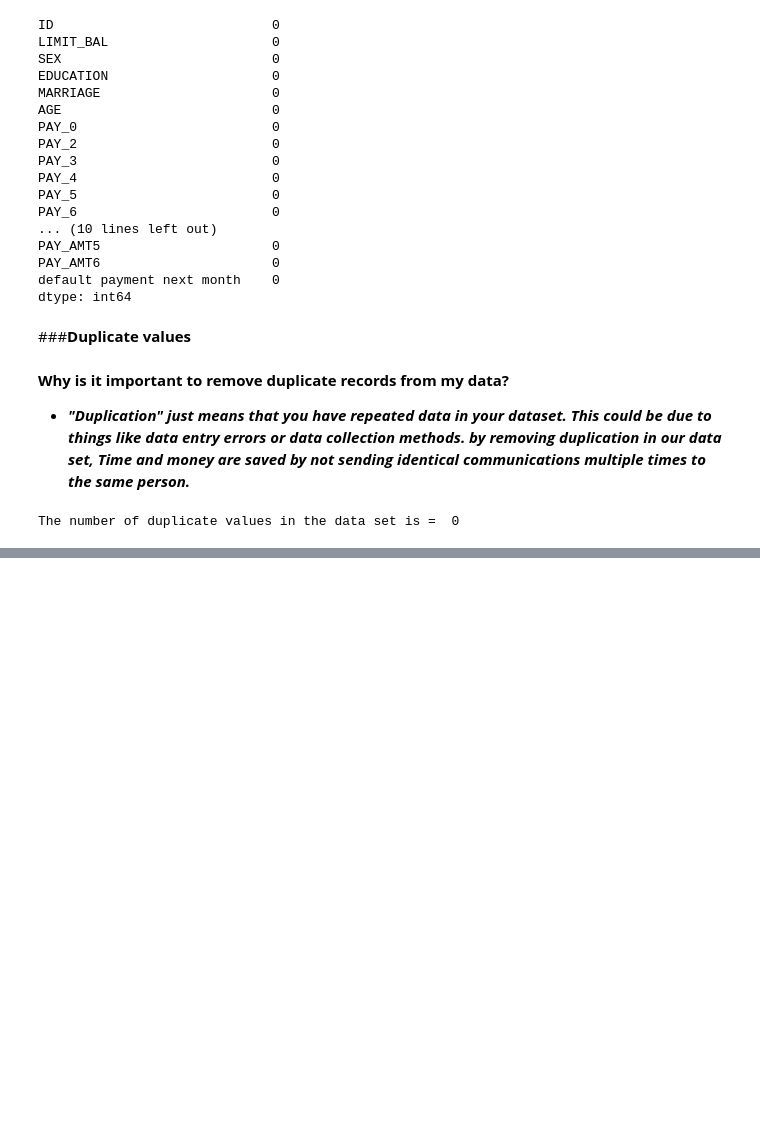
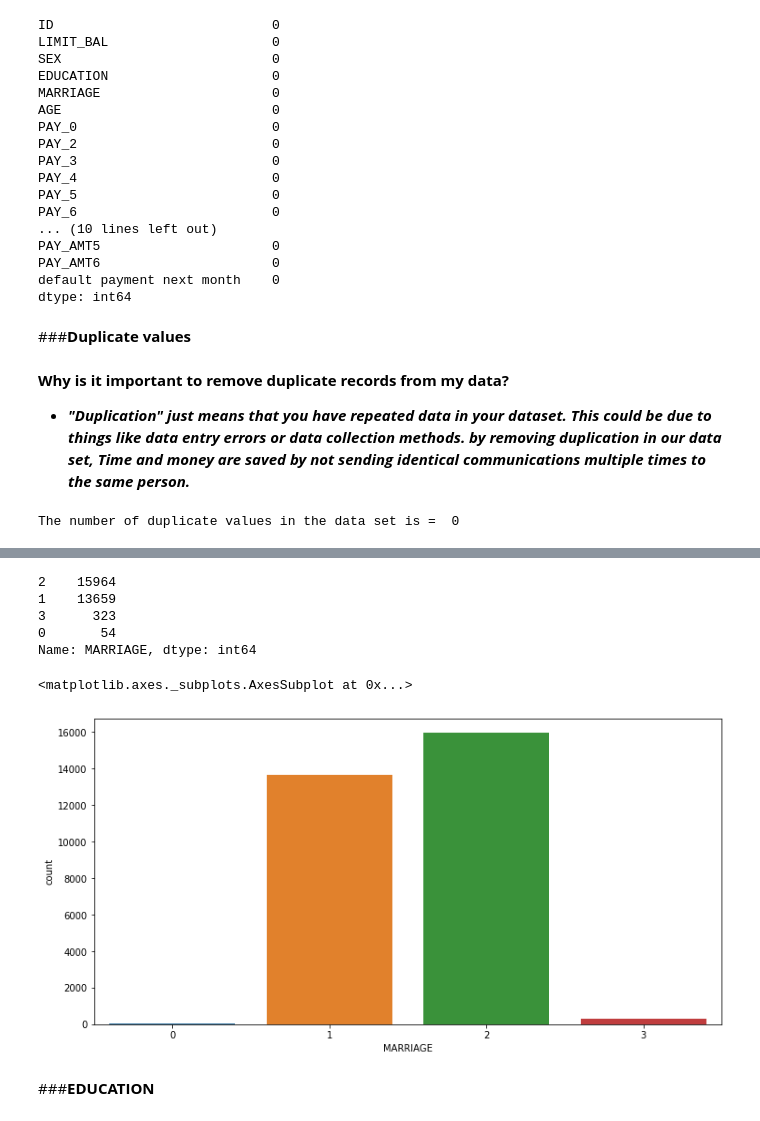
Before and after one commit to ansonsibi1/Credit-Card-Default-Prediction---Capstone-Project, a Jupyter notebook: Credit_Card_Default_Prediction_Capstone_Project.ipynb, the cells around one changed output, grey strips where cells are left out. Drawn from its saved outputs; the diff is of its cells as text; code cells hidden in the pictures; blank space fills up the shorter version.

```diff
--- a/Credit_Card_Default_Prediction_Capstone_Project.ipynb
+++ b/Credit_Card_Default_Prediction_Capstone_Project.ipynb
@@ -211,0 +265,18 @@ credit_df= (credit_df.reindex(['ID', 'LIMIT_BAL', 'SEX', 'EDUCATION', 'MARRIAGE'
+# %%
+#Finding the value counts for unique values in MARRIAGE
+credit_df.MARRIAGE.value_counts()
+# %% [output]
+2    15964
+1    13659
+3      323
+0       54
+Name: MARRIAGE, dtype: int64
+# %%
+#plotting the count plot of MARRIAGE to vizualize the data distribution
+plt.figure(figsize=(12,6))
+sns.countplot(credit_df['MARRIAGE'])
+# %% [output]
+<matplotlib.axes._subplots.AxesSubplot at 0x...>
+[figure, added]
+# %% [markdown]
+###**EDUCATION**
```
Also changed, not shown: parts of 40 cells of this notebook.
